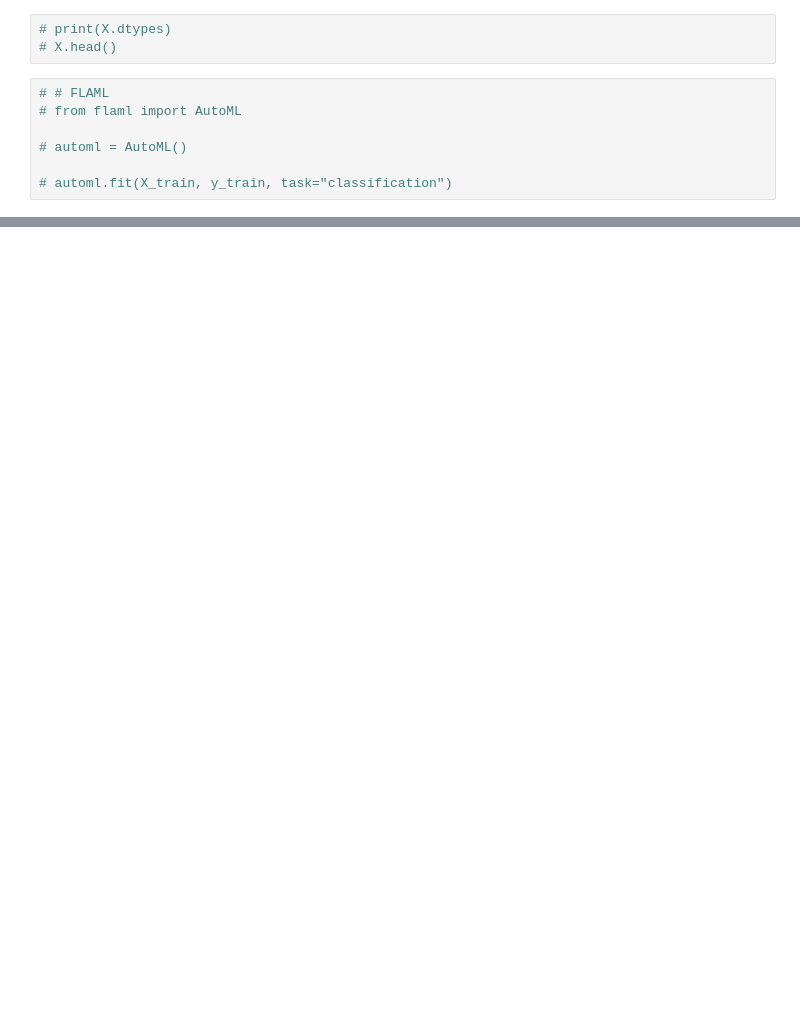
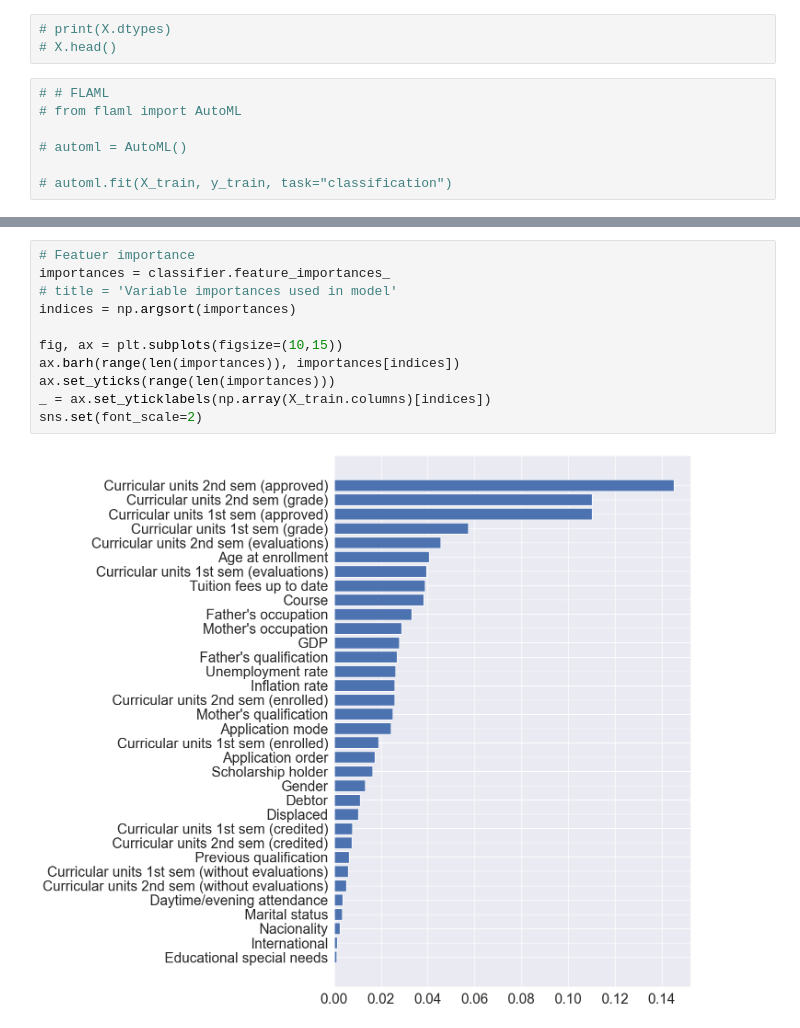
Before and after one commit to isidoracupara/kaggle-student-droupout, a Jupyter notebook: student_dropout_classification.ipynb, the cells around one changed output, grey strips where cells are left out. Saved outputs shown, nothing was run; the diff lists cells and outputs as text; blank space fills up the shorter version.

```diff
--- a/student_dropout_classification.ipynb
+++ b/student_dropout_classification.ipynb
@@ -145,2 +172,15 @@ array(['Dropout', 'Graduate', 'Graduate', 'Dropout', 'Graduate',
+# %%
+# Featuer importance
+importances = classifier.feature_importances_
+# title = 'Variable importances used in model'
+indices = np.argsort(importances)
+
+fig, ax = plt.subplots(figsize=(10,15))
+ax.barh(range(len(importances)), importances[indices])
+ax.set_yticks(range(len(importances)))
+_ = ax.set_yticklabels(np.array(X_train.columns)[indices])
+sns.set(font_scale=2)
+# %% [output]
+[figure, added]
 # %%
 # Generate CSV
```
Also changed, not shown: parts of 13 cells of this notebook.
